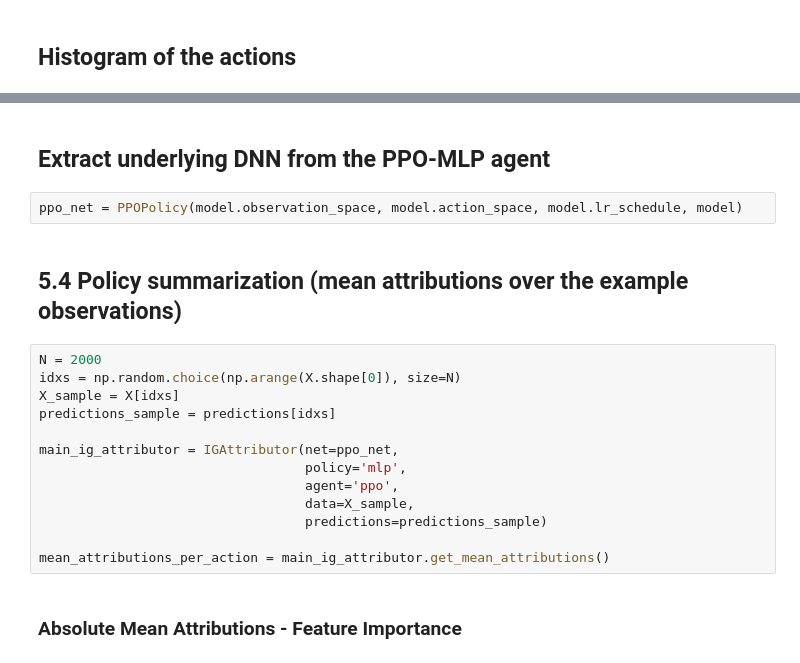
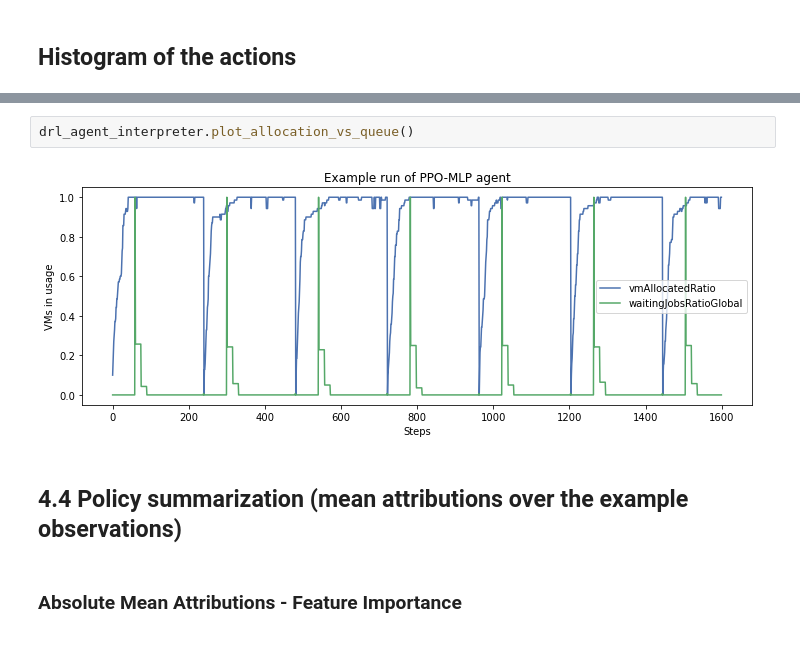
Before and after one commit to justyna3773/trainloop-driver, a Jupyter notebook: examples/interpret_ppo_mlp.ipynb, the cells around one changed output, grey strips where cells are left out. Drawn from its saved outputs; the diff is of its cells as text.

```diff
--- a/examples/interpret_ppo_mlp.ipynb
+++ b/examples/interpret_ppo_mlp.ipynb
@@ -66,21 +34,8 @@ plt.show()
-# %% [markdown]
-## Extract underlying DNN from the PPO-MLP agent
-# %%
-ppo_net = PPOPolicy(model.observation_space, model.action_space, model.lr_schedule, model)
+# %%
+drl_agent_interpreter.plot_allocation_vs_queue()
+# %% [output]
+[figure, added]
 # %% [markdown]
-## 5.4 Policy summarization (mean attributions over the example observations)
+## 4.4 Policy summarization (mean attributions over the example observations)
-# %%
-N = 2000
-idxs = np.random.choice(np.arange(X.shape[0]), size=N)
-X_sample = X[idxs]
-predictions_sample = predictions[idxs]
-
-main_ig_attributor = IGAttributor(net=ppo_net,
-                                  policy='mlp',
-                                  agent='ppo',
-                                  data=X_sample,
-                                  predictions=predictions_sample)
-
-mean_attributions_per_action = main_ig_attributor.get_mean_attributions()
 # %% [markdown]
 ### Absolute Mean Attributions - Feature Importance
```
Also changed, not shown: parts of 28 cells of this notebook, 7 other files.
